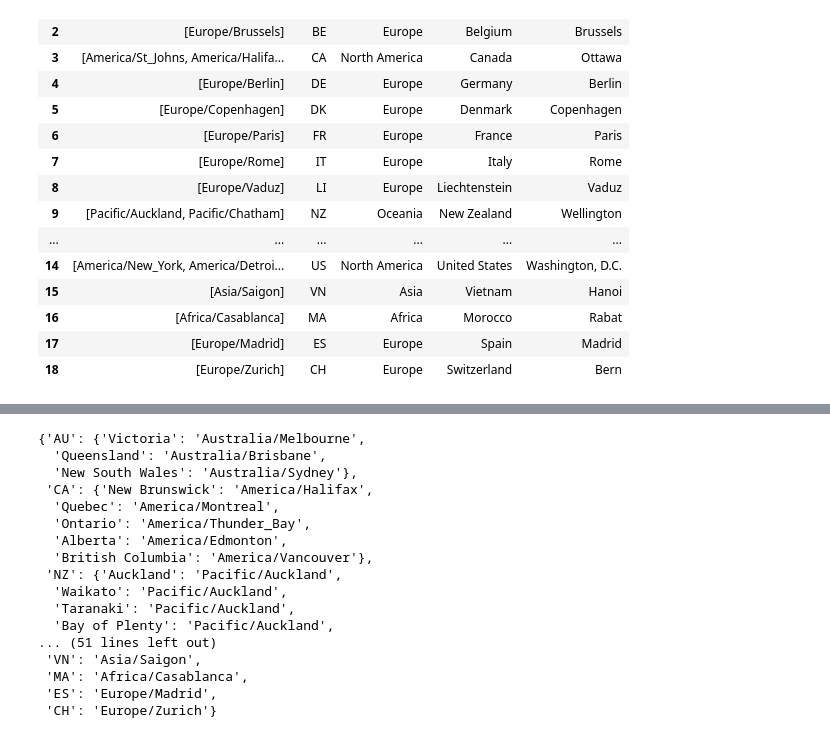
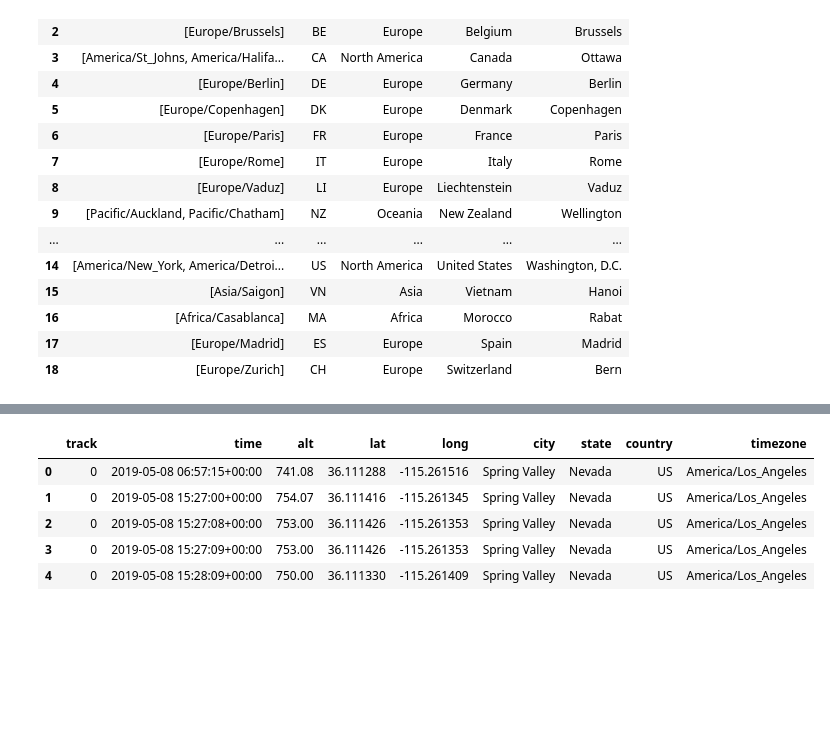
Before and after one commit to thenups/interactive-travel-map, a Jupyter notebook: data_cleaning.ipynb, the cells around one changed output, grey strips where cells are left out. Drawn from its saved outputs; the diff is of its cells as text; code cells hidden in the pictures; blank space fills up the shorter version.

Commit message:
map each row to timezone in main df

```diff
--- a/data_cleaning.ipynb
+++ b/data_cleaning.ipynb
@@ -27,7 +36,7 @@ df.loc[(df['country'] == 'MY'),'country']='SG'
 # %%
 # Load country_timezones json and make DF
-country_timezones = json.load(open('data/country_timezones.json', 'r')) #import all timezone data
-dfAllTimezones = pd.DataFrame(country_timezones['countries']) #make it a dataframe
+countryTZs = json.load(open('data/country_timezones.json', 'r')) #import all timezone data
+dfAllTimezones = pd.DataFrame(countryTZs['countries']) #make it a dataframe
 
 # Figure out which values are needed from DF^ based on GPS data
 countries = df['country'].unique() #unique country codes
@@ -127,31 +136,29 @@ dfMultiTZ
 # %%
 # Import timezones by state in dict
 multiTZs = json.load(open('data/state_timezones_simp.json', 'r'))
 
 # Create timezones by country code dict (of singular instances)
 dfSingTZ = dfTZ[['timezones','code']]
 dfSingTZ = dfSingTZ[dfSingTZ['timezones'].apply(lambda x: len(x)<2)] # Find all values with 1 timezone
 dfSingTZ['timezones'] = dfSingTZ['timezones'].apply(lambda x: x[0]) # Remove the timezone from its list
 singleTZs = dfSingTZ.set_index('code').to_dict() # Make it into a dict
 
 # Combine dicts for mapping timezones
 tzMap = {**multiTZs, **singleTZs['timezones']}
-tzMap
+
+# Map timezones to original df
+def mapCountryTZ(col):
+    if type(tzMap[col['country']]) is dict: #if the value is a dict
+        return tzMap[col['country']][col['state']] #return the state value
+    else: return tzMap[col['country']] #otherwise return the country value
+
+
+df['timezone'] = df.apply(mapCountryTZ, axis=1)
+df.head()
 # %% [output]
-{'AU': {'Victoria': 'Australia/Melbourne',
-  'Queensland': 'Australia/Brisbane',
-  'New South Wales': 'Australia/Sydney'},
- 'CA': {'New Brunswick': 'America/Halifax',
-  'Quebec': 'America/Montreal',
-  'Ontario': 'America/Thunder_Bay',
-  'Alberta': 'America/Edmonton',
-  'British Columbia': 'America/Vancouver'},
- 'NZ': {'Auckland': 'Pacific/Auckland',
-  'Waikato': 'Pacific/Auckland',
-  'Taranaki': 'Pacific/Auckland',
-  'Bay of Plenty': 'Pacific/Auckland',
-... (51 lines left out)
- 'VN': 'Asia/Saigon',
- 'MA': 'Africa/Casablanca',
- 'ES': 'Europe/Madrid',
- 'CH': 'Europe/Zurich'}
+|  | track | time | alt | lat | long | city | state | country | timezone |
+| 0 | 0 | 2019-05-08 06:57:15+00:00 | 741.08 | 36.111288 | -115.261516 | Spring Valley | Nevada | US | America/Los_Angeles |
+| 1 | 0 | 2019-05-08 15:27:00+00:00 | 754.07 | 36.111416 | -115.261345 | Spring Valley | Nevada | US | America/Los_Angeles |
+| 2 | 0 | 2019-05-08 15:27:08+00:00 | 753.00 | 36.111426 | -115.261353 | Spring Valley | Nevada | US | America/Los_Angeles |
+| 3 | 0 | 2019-05-08 15:27:09+00:00 | 753.00 | 36.111426 | -115.261353 | Spring Valley | Nevada | US | America/Los_Angeles |
+| 4 | 0 | 2019-05-08 15:28:09+00:00 | 750.00 | 36.111330 | -115.261409 | Spring Valley | Nevada | US | America/Los_Angeles |
```
Also changed, not shown: parts of 4 cells of this notebook.
